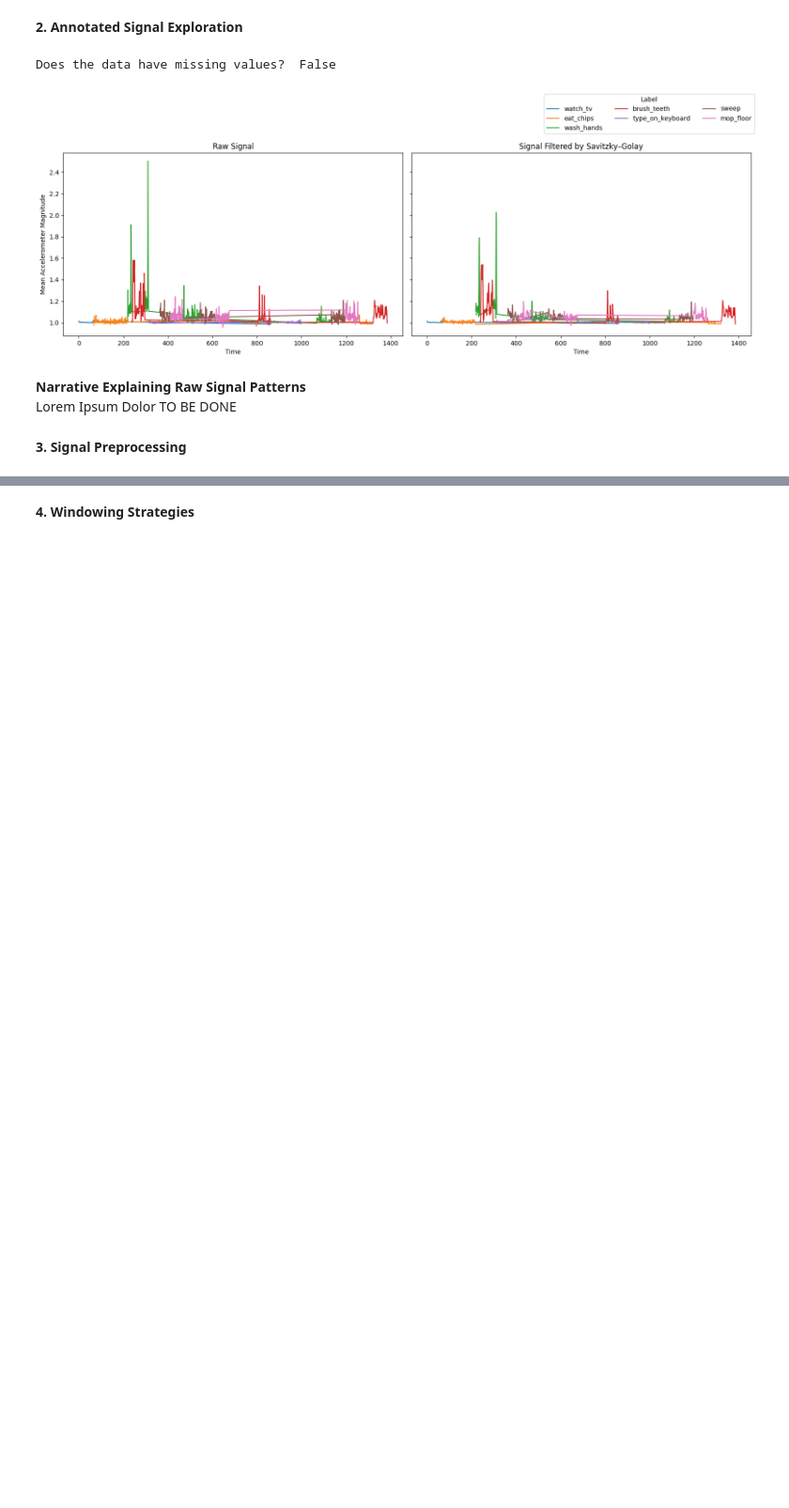
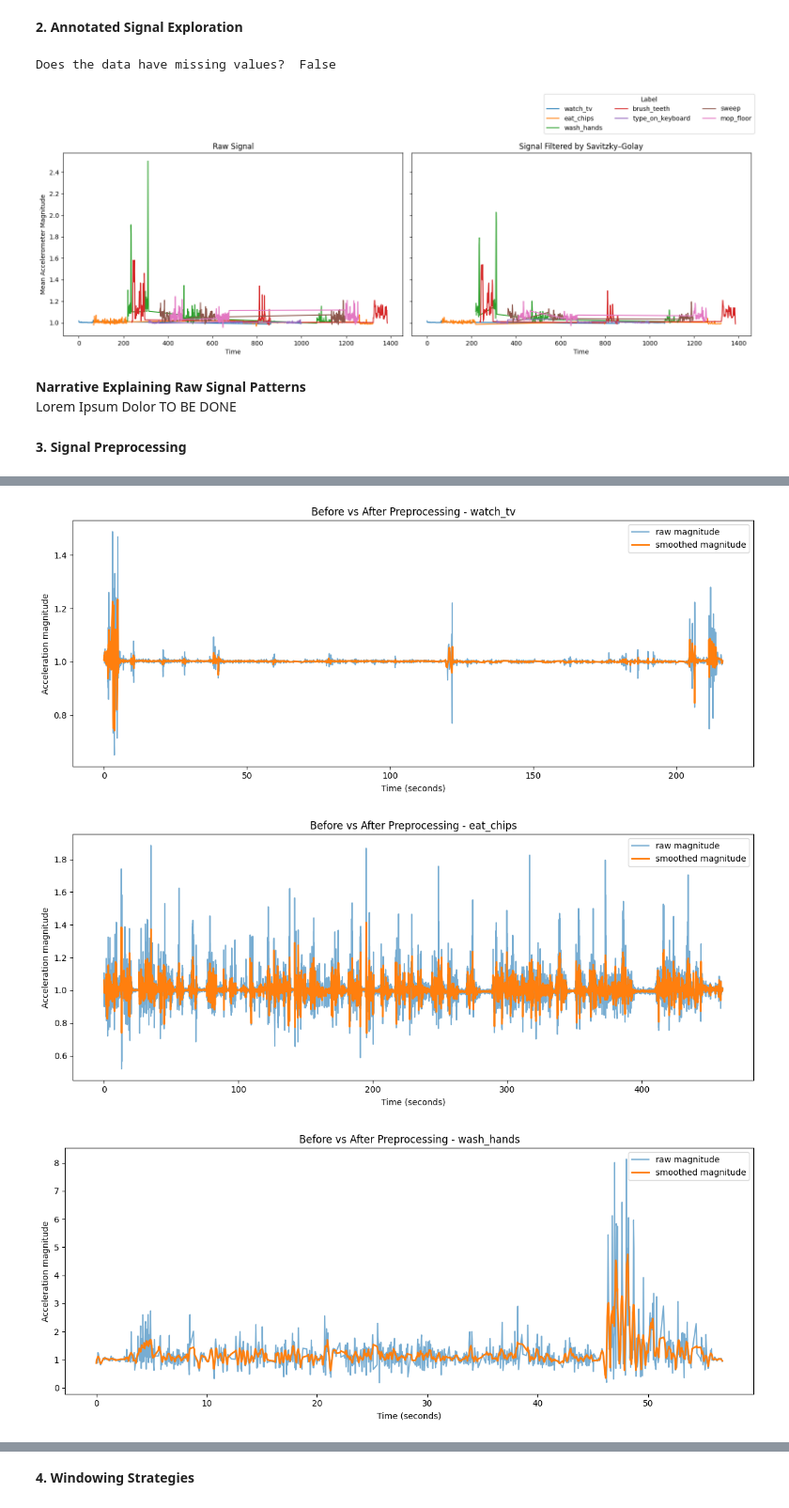
Before and after one commit to jaye311/CS156-Intro-To-AI-Project, a Jupyter notebook: main.ipynb, the cells around one changed output, grey strips where cells are left out. Shown at 94% size. Drawn from its saved outputs; the diff is of its cells as text; code cells hidden in the pictures; blank space fills up the shorter version.

Commit message:
Add requirements.txt with essential libraries for data analysis and visualization. Implement raw signal preprocessing, smoothing, and windowing analysis

```diff
--- a/main.ipynb
+++ b/main.ipynb
@@ -121,0 +120,75 @@ __3. Signal Preprocessing__
+# %%
+#=================================
+# Visualizing raw accelerometer data
+#=================================
+def estimate_sampling_rate(df):
+    dt = np.diff(df["time_sec"])
+    dt = dt[dt > 0]  # Remove negative values
+    fs = 1 / np.mean(dt)
+    return fs
+
+def preprocess_signal(df):
+    df = df.copy()
+
+    # Sort by time
+    df = df.sort_values("time_sec").reset_index(drop=True)
+
+    # Interpolate missing values
+    for col in ["x", "y", "z", "magnitude"]:
+        if df[col].isna().sum() > 0:
+            df[col] = df[col].interpolate(method="linear").bfill().ffill()
+
+    # Smooth signal
+    fs = estimate_sampling_rate(df)
+    win = int(fs * 0.5)
+    if win % 2 == 0:
+        win += 1
+    win = max(5, win)
+    if win >= len(df):
+        win = len(df) - 1 if len(df) % 2 == 0 else len(df)
+
+    df["x_smooth"] = savgol_filter(df["x"], window_length=win, polyorder=2)
+    df["y_smooth"] = savgol_filter(df["y"], window_length=win, polyorder=2)
+    df["z_smooth"] = savgol_filter(df["z"], window_length=win, polyorder=2)
+    df["mag_smooth"] = savgol_filter(df["magnitude"], window_length=win, polyorder=2)
+    return df
+
+def load_acc_file(filepath):
+    df = pd.read_csv(filepath, header=None, names=["timestamp", "x", "y", "z"])
+
+    # Convert timestamp to relative seconds
+    df["time_sec"] = (df["timestamp"] - df["timestamp"].iloc[0]) / 1000.0
+
+    # Movement magnitude
+    df["magnitude"] = np.sqrt(df["x"]**2 + df["y"]**2 + df["z"]**2)
+    return df
+
+files = {
+    "watch_tv": path + "/user1/1468360517106-acc-watch_tv.txt",
+    "eat_chips": path + "/user1/1468367368314-acc-eat_chips.txt",
+    "wash_hands": path + "/user1/1468367865103-acc-wash_hands.txt",
+    "brush_teeth": path + "/user1/1468379023854-acc-brush_teeth.txt",
+    "type_on_keyboard": path + "/user1/1468683416878-acc-type_on_keyboard.txt",
+    "sweep": path + "/user1/1468962546058-acc-sweep.txt",
+    "mop_floor": path + "/user1/1468962874857-acc-mop_floor.txt"
+}
+
+raw_data = {label: preprocess_signal(load_acc_file(path)) for label, path in files.items()}
+
+def plot_before_after(df, title):
+    plt.figure(figsize=(12, 5))
+    plt.plot(df["time_sec"], df["magnitude"], label="raw magnitude", alpha=0.6)
+    plt.plot(df["time_sec"], df["mag_smooth"], label="smoothed magnitude", linewidth=2)
+    plt.xlabel("Time (seconds)")
+    plt.ylabel("Acceleration magnitude")
+    plt.title(f"Before vs After Preprocessing - {title}")
+    plt.legend()
+    plt.tight_layout()
+    plt.show()
+
+for label, df in raw_data.items():
+    plot_before_after(df, label)
+# %% [output]
+[figure, added]
+[figure, added]
+[figure, added]
```
Also changed, not shown: parts of 7 cells of this notebook, 1 other file.
